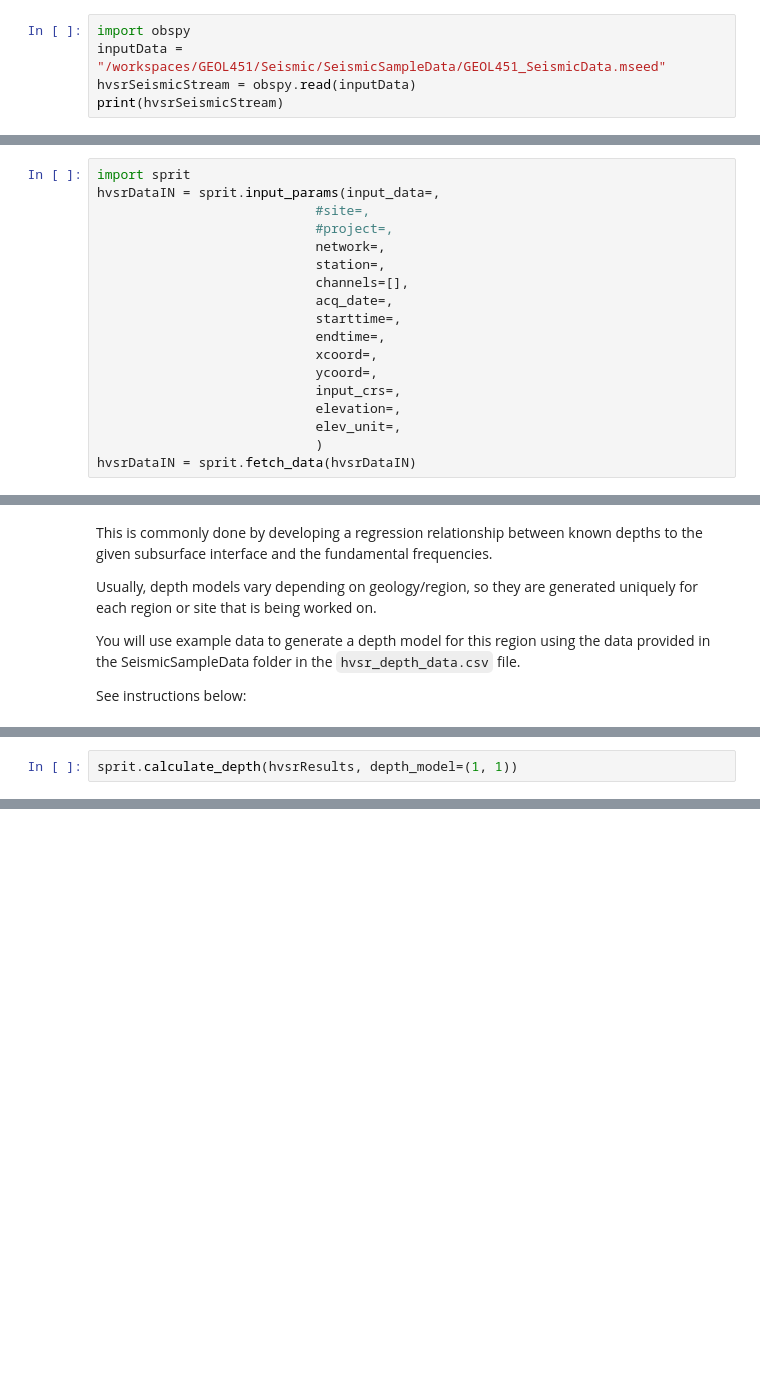
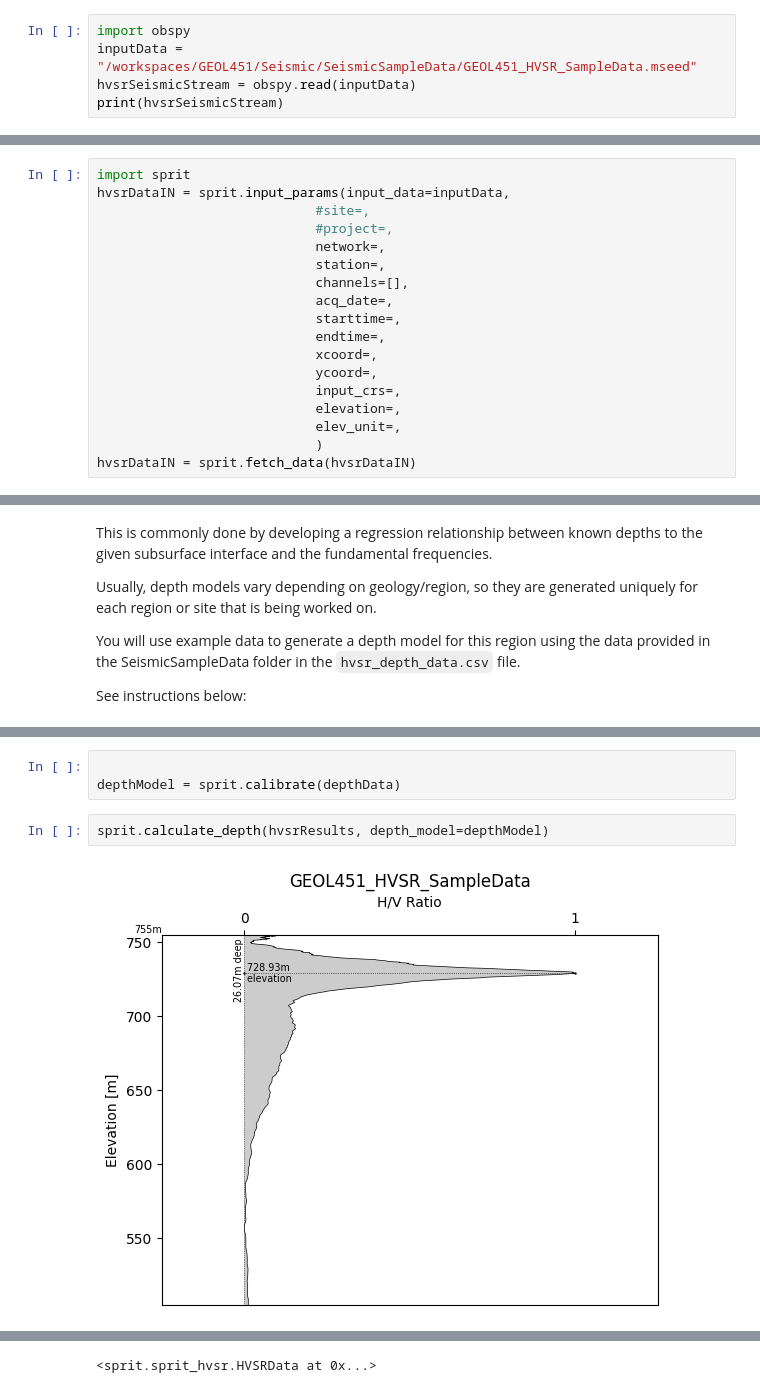
Before and after one commit to RJbalikian/GEOL451, a Jupyter notebook: Seismic/GEOL451_SeismicHVSR.ipynb, the cells around one changed output, grey strips where cells are left out. Drawn from its saved outputs; the diff is of its cells as text; blank space fills up the shorter version.

Commit message:
working on hvsr seismic exercise more

```diff
--- a/Seismic/GEOL451_SeismicHVSR.ipynb
+++ b/Seismic/GEOL451_SeismicHVSR.ipynb
@@ -712,6 +712,6 @@ First, explore your data using obspy. Use the cell below:
 > **YOU MAY NEED TO UPDATE YOUR FILEPATH**
 # %%
 import obspy
-inputData = "/workspaces/GEOL451/Seismic/SeismicSampleData/GEOL451_SeismicData.mseed"
+inputData = "/workspaces/GEOL451/Seismic/SeismicSampleData/GEOL451_HVSR_SampleData.mseed"
 hvsrSeismicStream = obspy.read(inputData)
 print(hvsrSeismicStream)
@@ -737,6 +743,6 @@ In the following cell, you will need to specify your parameters. If you do this
 # %%
 import sprit
-hvsrDataIN = sprit.input_params(input_data=,
+hvsrDataIN = sprit.input_params(input_data=inputData,
                             #site=,
                             #project=,
                             network=,
@@ -780,2 +849,7 @@ sprit.calibrate()
+# %%
+
+depthModel = sprit.calibrate(depthData)
 # %%
-sprit.calculate_depth(hvsrResults, depth_model=(1, 1))
+sprit.calculate_depth(hvsrResults, depth_model=depthModel)
+# %% [output]
+[figure, added]
@@ -781,0 +857 @@ sprit.calculate_depth(hvsrResults, depth_model=(1, 1))
+<sprit.sprit_hvsr.HVSRData at 0x...>
```
Also changed, not shown: parts of 15 cells of this notebook, 3 other files.
